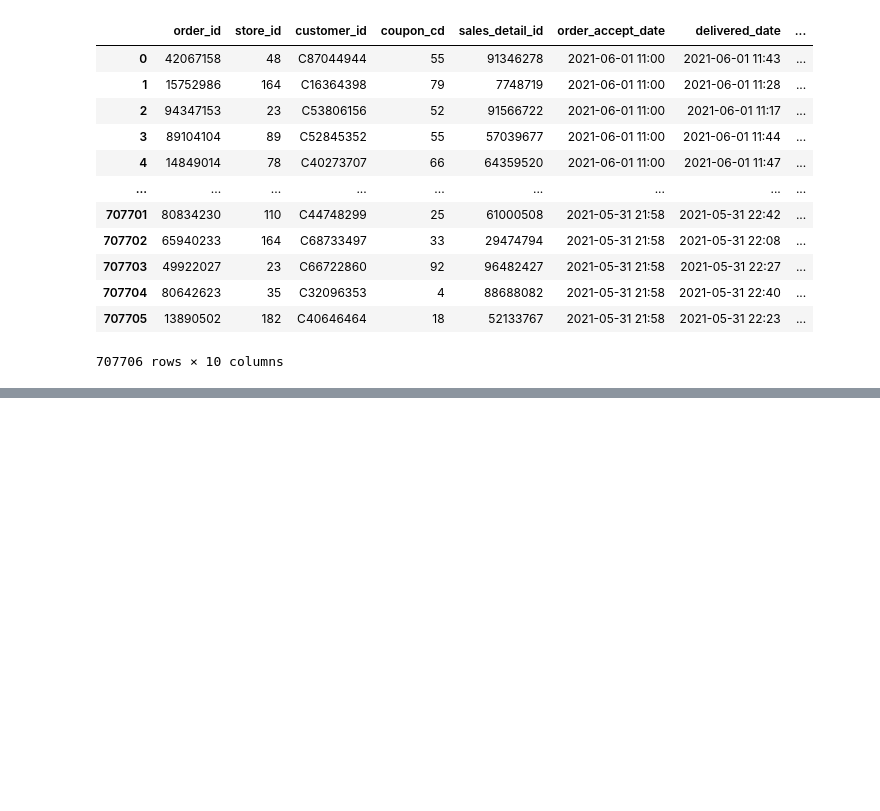
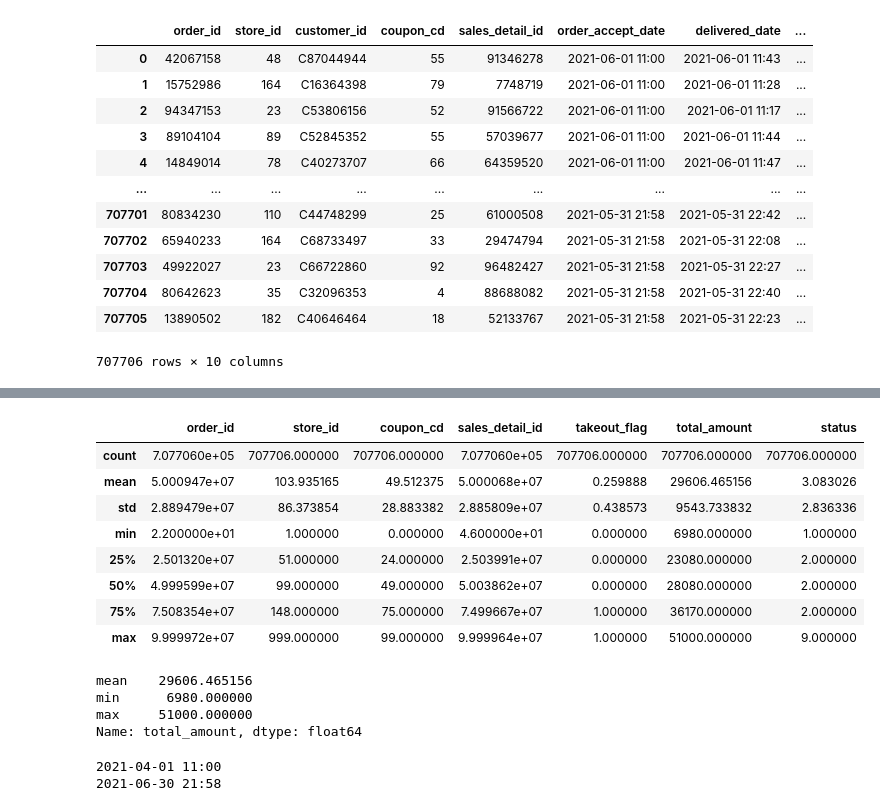
Before and after one commit to kiyong21c/PythonML, a Jupyter notebook: 20221110_Union.ipynb, the cells around one changed output, grey strips where cells are left out. Cells and saved outputs as stored; diff of their text form; code cells hidden in the pictures; blank space fills up the shorter version.

```diff
--- a/20221110_Union.ipynb
+++ b/20221110_Union.ipynb
@@ -159,0 +175,27 @@ order_all
+# %%
+order_all.describe() # 데이터의 타입이 수치면 모두 집계됨
+# %% [output]
+|  | order_id | store_id | coupon_cd | sales_detail_id | takeout_flag | total_amount | status |
+| count | 7.077060e+05 | 707706.000000 | 707706.000000 | 7.077060e+05 | 707706.000000 | 707706.000000 | 707706.000000 |
+| mean | 5.000947e+07 | 103.935165 | 49.512375 | 5.000068e+07 | 0.259888 | 29606.465156 | 3.083026 |
+| std | 2.889479e+07 | 86.373854 | 28.883382 | 2.885809e+07 | 0.438573 | 9543.733832 | 2.836336 |
+| min | 2.200000e+01 | 1.000000 | 0.000000 | 4.600000e+01 | 0.000000 | 6980.000000 | 1.000000 |
+| 25% | 2.501320e+07 | 51.000000 | 24.000000 | 2.503991e+07 | 0.000000 | 23080.000000 | 2.000000 |
+| 50% | 4.999599e+07 | 99.000000 | 49.000000 | 5.003862e+07 | 0.000000 | 28080.000000 | 2.000000 |
+| 75% | 7.508354e+07 | 148.000000 | 75.000000 | 7.499667e+07 | 1.000000 | 36170.000000 | 2.000000 |
+| max | 9.999972e+07 | 999.000000 | 99.000000 | 9.999964e+07 | 1.000000 | 51000.000000 | 9.000000 |
+# %%
+# 주문당 평균, 최저, 최대 금액 확인
+order_all.describe().loc[['mean','min','max'],'total_amount']
+# %% [output]
+mean    29606.465156
+min      6980.000000
+max     51000.000000
+Name: total_amount, dtype: float64
+# %%
+# 데이터 기간 확인
+print(order_all['order_accept_date'].min()) # Series.min() : 최소값
+print(order_all['order_accept_date'].max()) # Series.max() : 최대값
+# %% [output]
+2021-04-01 11:00
+2021-06-30 21:58
```
Also changed, not shown: parts of 12 cells of this notebook.
